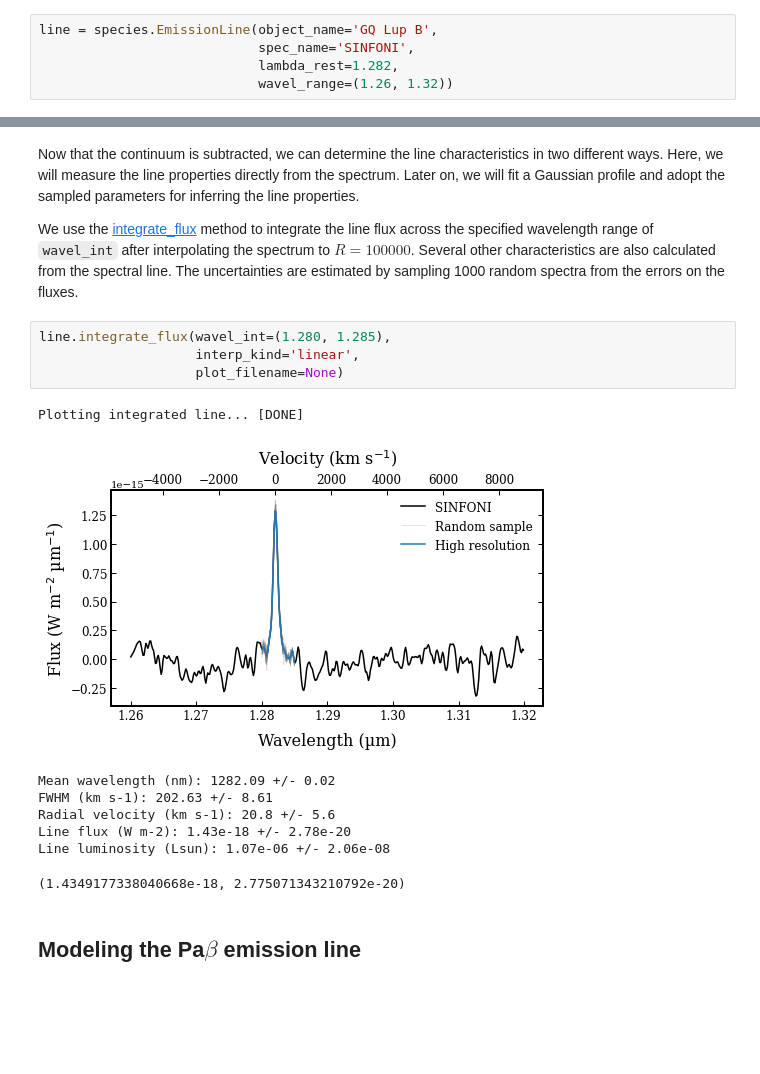
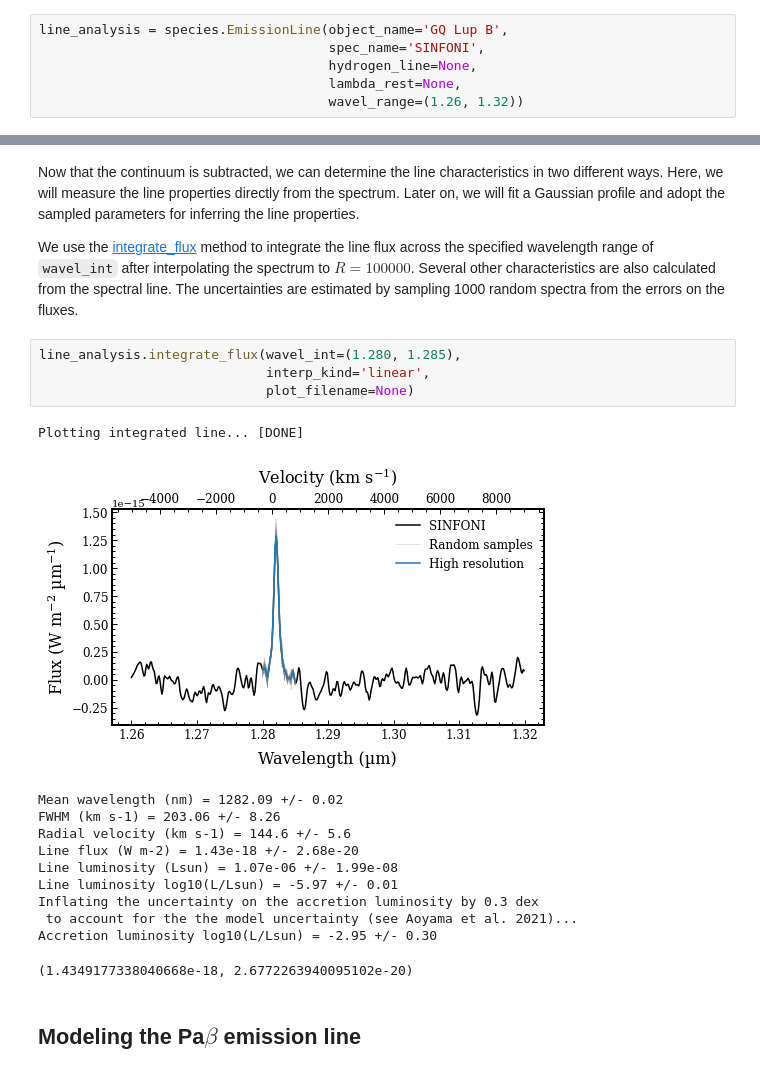
Before and after one commit to tomasstolker/species, a Jupyter notebook: docs/tutorials/emission_line.ipynb, the cells around one changed output, grey strips where cells are left out. Cells and saved outputs as stored; diff of their text form; blank space fills up the shorter version.

```diff
--- a/docs/tutorials/emission_line.ipynb
+++ b/docs/tutorials/emission_line.ipynb
@@ -83,5 +86,6 @@ We will now analyze the emission line by first creating an instance of [Emission
 # %%
-line = species.EmissionLine(object_name='GQ Lup B',
-                            spec_name='SINFONI',
-                            lambda_rest=1.282,
-                            wavel_range=(1.26, 1.32))
+line_analysis = species.EmissionLine(object_name='GQ Lup B',
+                                     spec_name='SINFONI',
+                                     hydrogen_line=None,
+                                     lambda_rest=None,
+                                     wavel_range=(1.26, 1.32))
@@ -115,18 +145,22 @@ Now that the continuum is subtracted, we can determine the line characteristics
 
 We use the [integrate_flux](https://species.readthedocs.io/en/latest/species.analysis.html#species.analysis.emission_line.EmissionLine.integrate_flux) method to integrate the line flux across the specified wavelength range of ``wavel_int`` after interpolating the spectrum to $R = 100000$. Several other characteristics are also calculated from the spectral line. The uncertainties are estimated by sampling 1000 random spectra from the errors on the fluxes.
 # %%
-line.integrate_flux(wavel_int=(1.280, 1.285),
-                    interp_kind='linear',
-                    plot_filename=None)
+line_analysis.integrate_flux(wavel_int=(1.280, 1.285),
+                             interp_kind='linear',
+                             plot_filename=None)
 # %% [output]
 Plotting integrated line... [DONE]
-[figure, old version]
+[figure, new version]
-Mean wavelength (nm): 1282.09 +/- 0.02
-FWHM (km s-1): 202.63 +/- 8.61
-Radial velocity (km s-1): 20.8 +/- 5.6
-Line flux (W m-2): 1.43e-18 +/- 2.78e-20
-Line luminosity (Lsun): 1.07e-06 +/- 2.06e-08
+Mean wavelength (nm) = 1282.09 +/- 0.02
+FWHM (km s-1) = 203.06 +/- 8.26
+Radial velocity (km s-1) = 144.6 +/- 5.6
+Line flux (W m-2) = 1.43e-18 +/- 2.68e-20
+Line luminosity (Lsun) = 1.07e-06 +/- 1.99e-08
+Line luminosity log10(L/Lsun) = -5.97 +/- 0.01
+Inflating the uncertainty on the accretion luminosity by 0.3 dex
+ to account for the the model uncertainty (see Aoyama et al. 2021)...
+Accretion luminosity log10(L/Lsun) = -2.95 +/- 0.30
-(1.4349177338040668e-18, 2.775071343210792e-20)
+(1.4349177338040668e-18, 2.6772263940095102e-20)
 # %% [markdown]
 ## Modeling the Pa$\beta$ emission line
 # %% [markdown]
```
Also changed, not shown: parts of 14 cells of this notebook, 5 other files.
